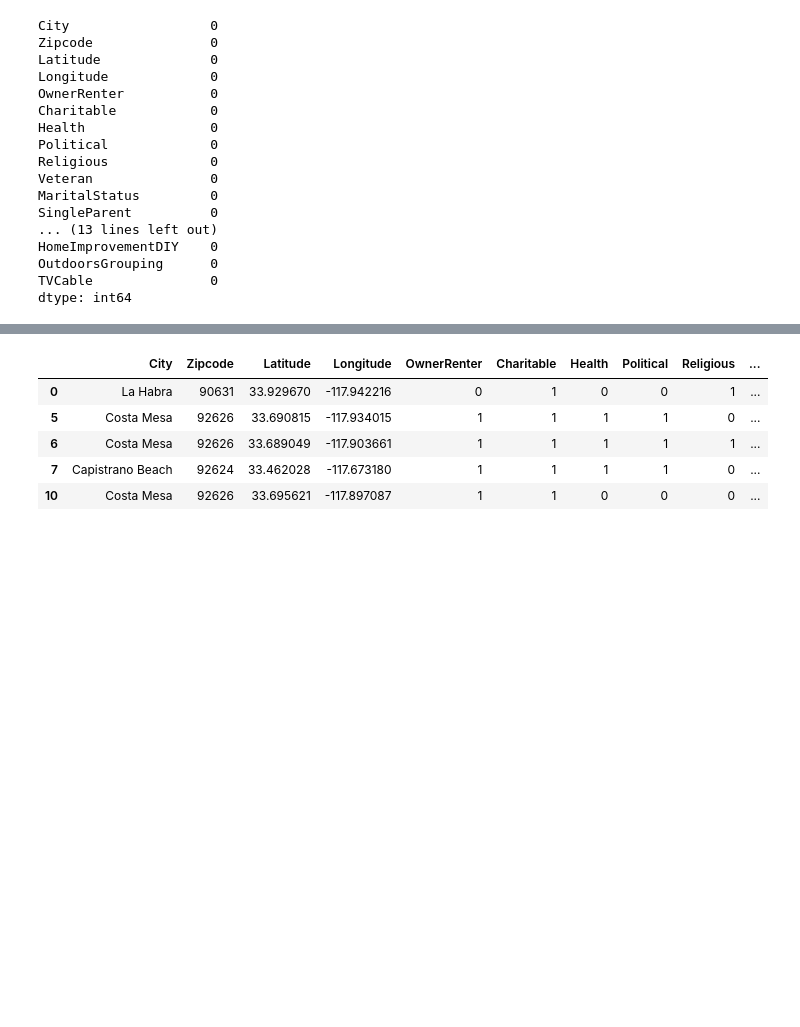
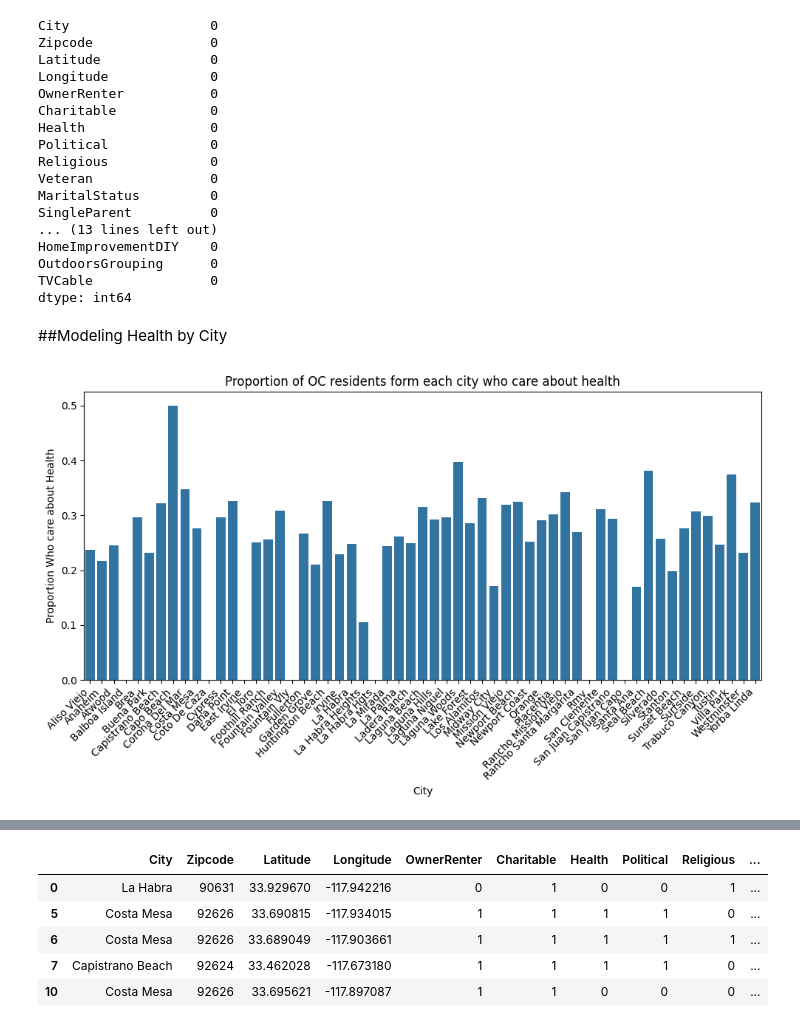
Before and after one commit to anonymous-himalayas/I-See-OC-Health, a Jupyter notebook: melissa.ipynb, the cells around one changed output, grey strips where cells are left out. Cells and saved outputs as stored; diff of their text form; code cells hidden in the pictures; blank space fills up the shorter version.

```diff
--- a/melissa.ipynb
+++ b/melissa.ipynb
@@ -104,3 +121,29 @@ HomeImprovementDIY    0
 OutdoorsGrouping      0
 TVCable               0
 dtype: int64
+# %% [markdown]
+##Modeling Health by City
+# %%
+consumer_df_agg = consumer_df_new_1
+consumer_df_agg['Health']  = consumer_df_new_1['Health'].apply(lambda x:1 if x == 'Y' else 0).astype(int)
+consumer_df_agg['Religious']  = consumer_df_new_1['Religious'].apply(lambda x:1 if x == 'Y' else 0).astype(int)
+
+
+count = consumer_df_agg.groupby('City').agg({'Health': 'count'})
+                                                #, 'proportion': lambda x: x.sum() / x.count()})
+summ = consumer_df_agg.groupby('City').agg({'Health': 'sum'})
+
+sum_and_count = pd.concat([count,summ],axis=1)
+sum_and_count.columns = ['count','sum']
+
+sum_and_count['prop'] = sum_and_count['sum']/ sum_and_count['count']
+
+sum_and_count
+plt.figure(figsize=(10, 6))
+ax = sns.barplot(x= sum_and_count.index,y=sum_and_count['prop'])
+ax.set(xlabel ="City", ylabel = "Proportion Who care about Health", title ='Proportion of OC residents form each city who care about health')
+plt.xticks(rotation=45, ha = 'right')
+plt.tight_layout()
+plt.show()
+# %% [output]
+[figure, added]
```
Also changed, not shown: parts of 30 cells of this notebook.
